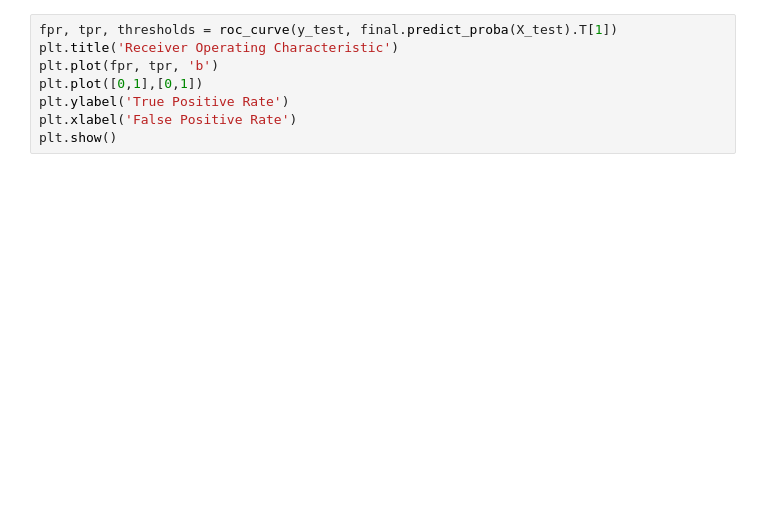
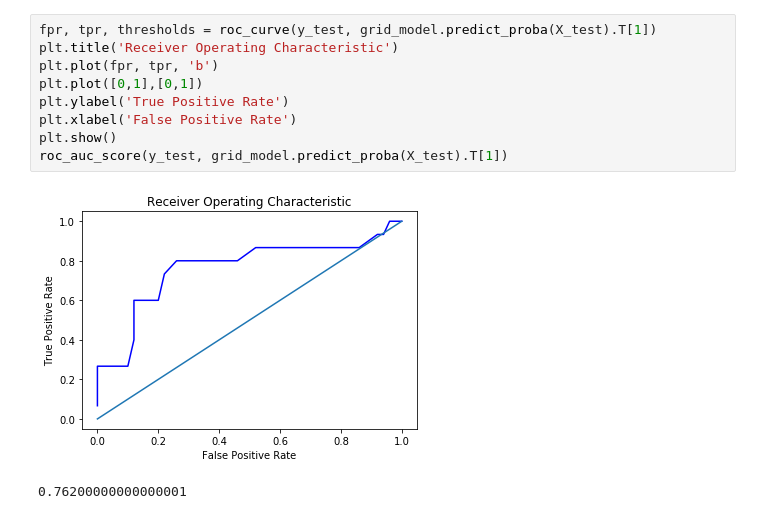
Before and after one commit to cheminfIBB/MM-diagnosis, a Jupyter notebook: random_forest_model.ipynb, the cells around one changed output. Cells and saved outputs as stored; diff of their text form; blank space fills up the shorter version.

```diff
--- a/random_forest_model.ipynb
+++ b/random_forest_model.ipynb
@@ -48,8 +88,12 @@ final.fit(X_train, y_train)
 # %%
-fpr, tpr, thresholds = roc_curve(y_test, final.predict_proba(X_test).T[1])
+fpr, tpr, thresholds = roc_curve(y_test, grid_model.predict_proba(X_test).T[1])
 plt.title('Receiver Operating Characteristic')
 plt.plot(fpr, tpr, 'b')
 plt.plot([0,1],[0,1])
 plt.ylabel('True Positive Rate')
 plt.xlabel('False Positive Rate')
 plt.show()
+roc_auc_score(y_test, grid_model.predict_proba(X_test).T[1])
+# %% [output]
+[figure, added]
+0.76200000000000001
```
Also changed, not shown: parts of 12 cells of this notebook.
